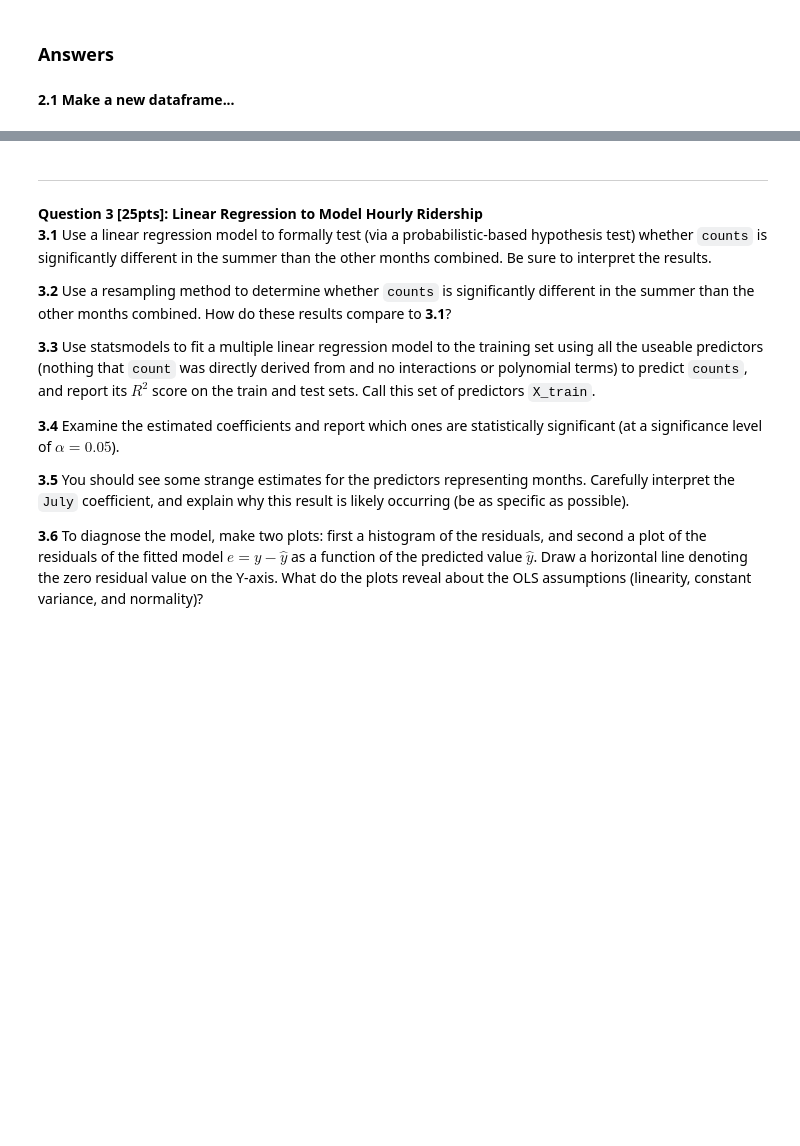
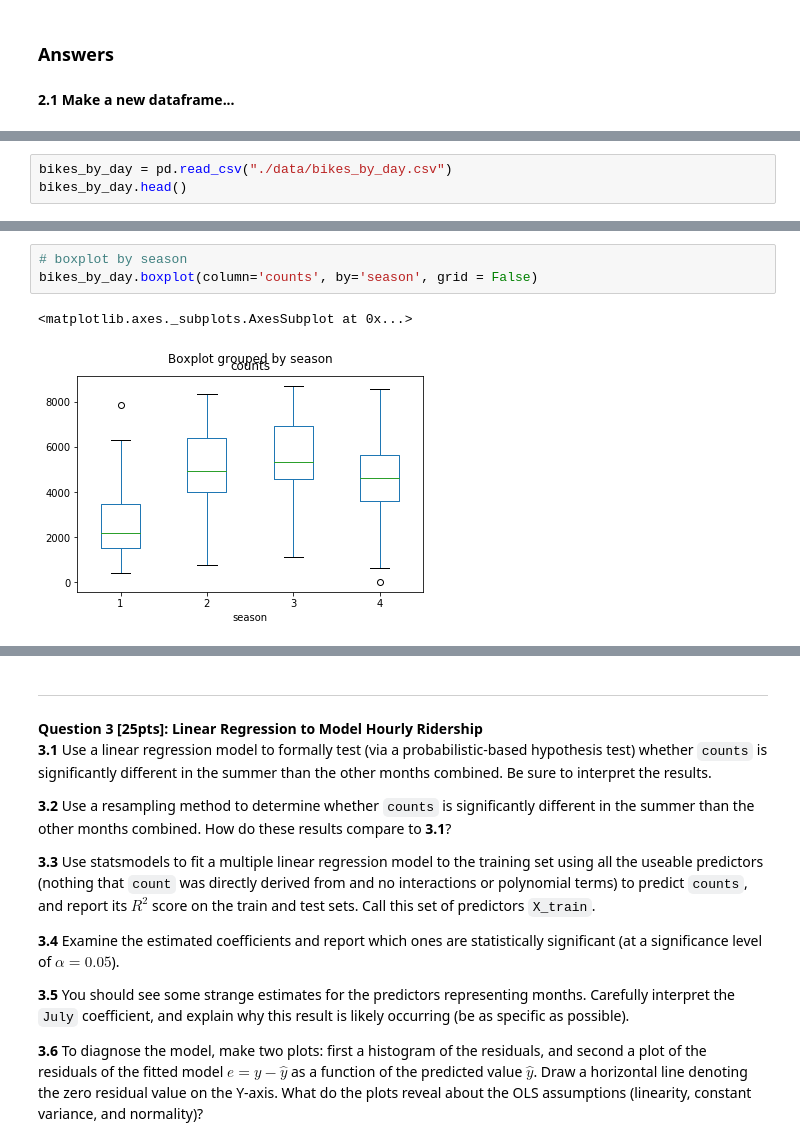
Before and after one commit to CreditPy/2021-s109a, a Jupyter notebook: cs_s109a_hw3/cs_s109a_hw3.ipynb, the cells around one changed output, grey strips where cells are left out. Drawn from its saved outputs; the diff is of its cells as text; blank space fills up the shorter version.

```diff
--- a/cs_s109a_hw3/cs_s109a_hw3.ipynb
+++ b/cs_s109a_hw3/cs_s109a_hw3.ipynb
@@ -207,0 +296,3 @@ Make a plot showing  the _distribution_ of the number of casual and registered r
+# %%
+bikes_by_day = pd.read_csv("./data/bikes_by_day.csv")
+bikes_by_day.head()
@@ -207,0 +306,6 @@ Make a plot showing  the _distribution_ of the number of casual and registered r
+# %%
+# boxplot by season
+bikes_by_day.boxplot(column='counts', by='season', grid = False)
+# %% [output]
+<matplotlib.axes._subplots.AxesSubplot at 0x...>
+[figure, added]
```
Also changed, not shown: parts of 47 cells of this notebook.
